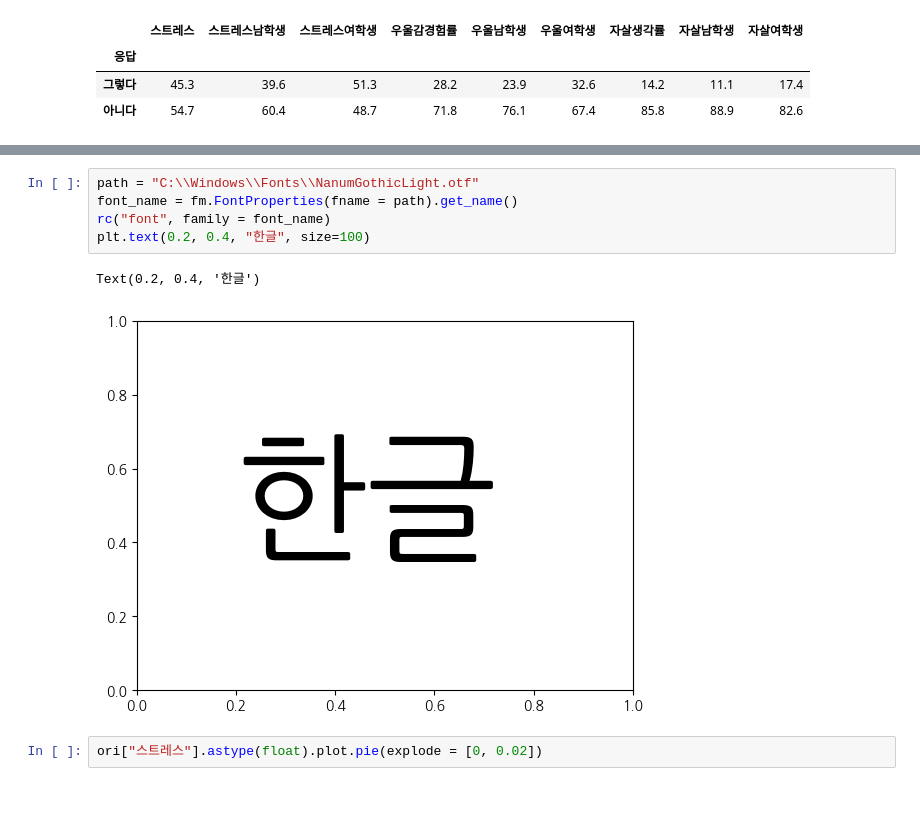
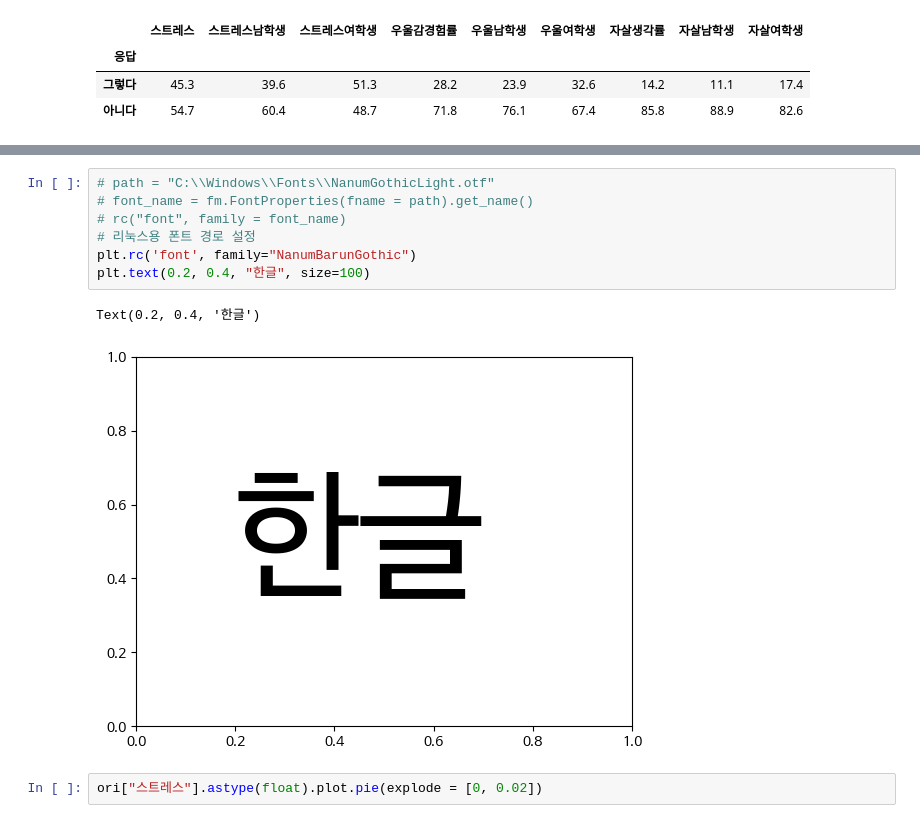
Before and after one commit to jungmin9911/python_pknu, a Jupyter notebook: py11_청소년정신건강.ipynb, the cells around one changed output, grey strips where cells are left out. Saved outputs shown, nothing was run; the diff lists cells and outputs as text; blank space fills up the shorter version.

```diff
--- a/py11_청소년정신건강.ipynb
+++ b/py11_청소년정신건강.ipynb
@@ -76,11 +76,13 @@ fontlist
 # %%
-path = "C:\\Windows\\Fonts\\NanumGothicLight.otf"
-font_name = fm.FontProperties(fname = path).get_name()
-rc("font", family = font_name)
+# path = "C:\\Windows\\Fonts\\NanumGothicLight.otf"
+# font_name = fm.FontProperties(fname = path).get_name()
+# rc("font", family = font_name)
+# 리눅스용 폰트 경로 설정
+plt.rc('font', family="NanumBarunGothic")
 plt.text(0.2, 0.4, "한글", size=100)
 # %% [output]
 Text(0.2, 0.4, '한글')
-[figure, old version]
+[figure, new version]
 # %%
 ori["스트레스"].astype(float).plot.pie(explode = [0, 0.02])
 # %% [output]
```
Also changed, not shown: parts of 1 cell of this notebook, 4 other files.
